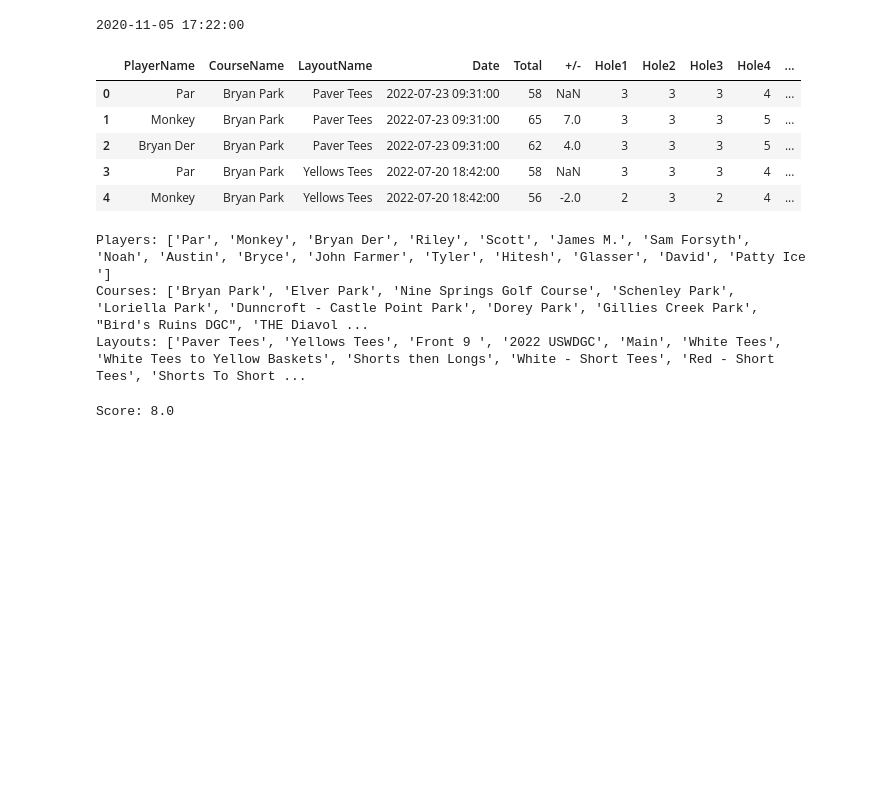
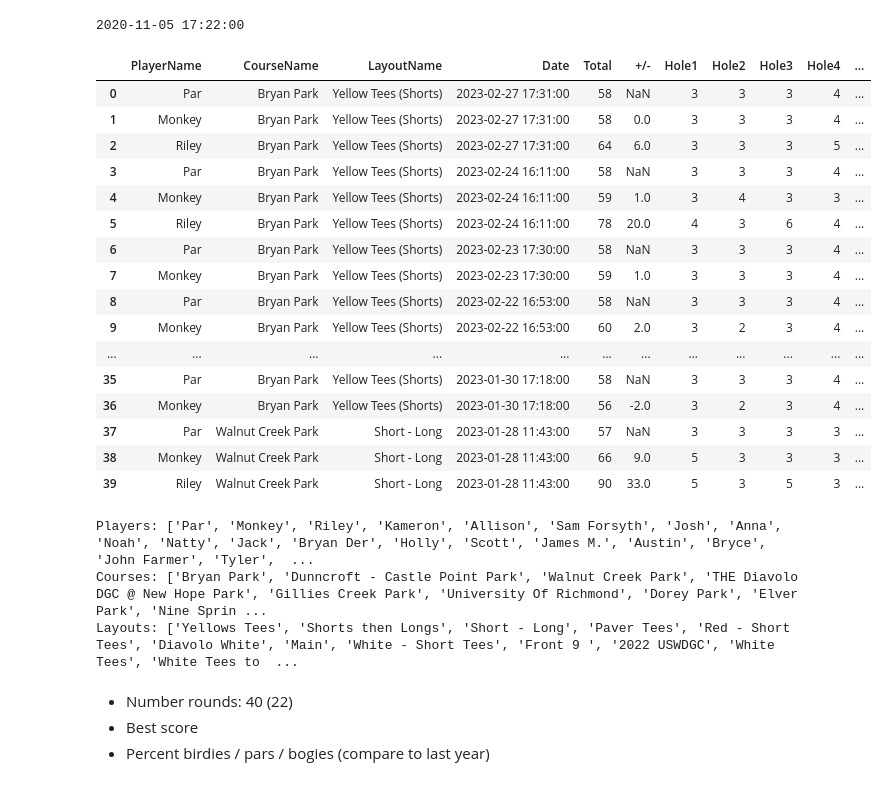
Before and after one commit to justinessert/udisc_stats, a Jupyter notebook: VisualizeUDiscStats.ipynb, the cells around one changed output. Cells and saved outputs as stored; diff of their text form; code cells hidden in the pictures; blank space fills up the shorter version.

```diff
--- a/VisualizeUDiscStats.ipynb
+++ b/VisualizeUDiscStats.ipynb
@@ -34,0 +24,4 @@ orig_df.head()
+# %%
+orig_df = pd.read_csv("~/Downloads/Udisc Scorecards 7.csv")
+
+orig_df.head(40)
@@ -35,25 +46,36 @@ orig_df.head()
 # %%
 df = preprocess(orig_df)
 
-df.head()
+df.head(40)
 # %% [output]
 2020-11-05 17:22:00
 |  | PlayerName | CourseName | LayoutName | Date | Total | +/- | Hole1 | Hole2 | Hole3 | Hole4 | ... |
-| 0 | Par | Bryan Park | Paver Tees | 2022-07-23 09:31:00 | 58 | NaN | 3 | 3 | 3 | 4 | ... |
-| 1 | Monkey | Bryan Park | Paver Tees | 2022-07-23 09:31:00 | 65 | 7.0 | 3 | 3 | 3 | 5 | ... |
-| 2 | Bryan Der | Bryan Park | Paver Tees | 2022-07-23 09:31:00 | 62 | 4.0 | 3 | 3 | 3 | 5 | ... |
-| 3 | Par | Bryan Park | Yellows Tees | 2022-07-20 18:42:00 | 58 | NaN | 3 | 3 | 3 | 4 | ... |
-| 4 | Monkey | Bryan Park | Yellows Tees | 2022-07-20 18:42:00 | 56 | -2.0 | 2 | 3 | 2 | 4 | ... |
+| 0 | Par | Bryan Park | Yellow Tees (Shorts) | 2023-02-27 17:31:00 | 58 | NaN | 3 | 3 | 3 | 4 | ... |
+| 1 | Monkey | Bryan Park | Yellow Tees (Shorts) | 2023-02-27 17:31:00 | 58 | 0.0 | 3 | 3 | 3 | 4 | ... |
+| 2 | Riley | Bryan Park | Yellow Tees (Shorts) | 2023-02-27 17:31:00 | 64 | 6.0 | 3 | 3 | 3 | 5 | ... |
+| 3 | Par | Bryan Park | Yellow Tees (Shorts) | 2023-02-24 16:11:00 | 58 | NaN | 3 | 3 | 3 | 4 | ... |
+| 4 | Monkey | Bryan Park | Yellow Tees (Shorts) | 2023-02-24 16:11:00 | 59 | 1.0 | 3 | 4 | 3 | 3 | ... |
+| 5 | Riley | Bryan Park | Yellow Tees (Shorts) | 2023-02-24 16:11:00 | 78 | 20.0 | 4 | 3 | 6 | 4 | ... |
+| 6 | Par | Bryan Park | Yellow Tees (Shorts) | 2023-02-23 17:30:00 | 58 | NaN | 3 | 3 | 3 | 4 | ... |
+| 7 | Monkey | Bryan Park | Yellow Tees (Shorts) | 2023-02-23 17:30:00 | 59 | 1.0 | 3 | 3 | 3 | 4 | ... |
+| 8 | Par | Bryan Park | Yellow Tees (Shorts) | 2023-02-22 16:53:00 | 58 | NaN | 3 | 3 | 3 | 4 | ... |
+| 9 | Monkey | Bryan Park | Yellow Tees (Shorts) | 2023-02-22 16:53:00 | 60 | 2.0 | 3 | 2 | 3 | 4 | ... |
+| ... | ... | ... | ... | ... | ... | ... | ... | ... | ... | ... | ... |
+| 35 | Par | Bryan Park | Yellow Tees (Shorts) | 2023-01-30 17:18:00 | 58 | NaN | 3 | 3 | 3 | 4 | ... |
+| 36 | Monkey | Bryan Park | Yellow Tees (Shorts) | 2023-01-30 17:18:00 | 56 | -2.0 | 3 | 2 | 3 | 4 | ... |
+| 37 | Par | Walnut Creek Park | Short - Long | 2023-01-28 11:43:00 | 57 | NaN | 3 | 3 | 3 | 3 | ... |
+| 38 | Monkey | Walnut Creek Park | Short - Long | 2023-01-28 11:43:00 | 66 | 9.0 | 5 | 3 | 3 | 3 | ... |
+| 39 | Riley | Walnut Creek Park | Short - Long | 2023-01-28 11:43:00 | 90 | 33.0 | 5 | 3 | 5 | 3 | ... |
 # %%
 print_segments(df)
 # %% [output]
-Players: ['Par', 'Monkey', 'Bryan Der', 'Riley', 'Scott', 'James M.', 'Sam Forsyth', 'Noah', 'Austin', 'Bryce', 'John Farmer', 'Tyler', 'Hitesh', 'Glasser', 'David', 'Patty Ice ']
-Courses: ['Bryan Park', 'Elver Park', 'Nine Springs Golf Course', 'Schenley Park', 'Loriella Park', 'Dunncroft - Castle Point Park', 'Dorey Park', 'Gillies Creek Park', "Bird's Ruins DGC", 'THE Diavol ...
-Layouts: ['Paver Tees', 'Yellows Tees', 'Front 9 ', '2022 USWDGC', 'Main', 'White Tees', 'White Tees to Yellow Baskets', 'Shorts then Longs', 'White - Short Tees', 'Red - Short Tees', 'Shorts To Short ...
+Players: ['Par', 'Monkey', 'Riley', 'Kameron', 'Allison', 'Sam Forsyth', 'Josh', 'Anna', 'Noah', 'Natty', 'Jack', 'Bryan Der', 'Holly', 'Scott', 'James M.', 'Austin', 'Bryce', 'John Farmer', 'Tyler',  ...
+Courses: ['Bryan Park', 'Dunncroft - Castle Point Park', 'Walnut Creek Park', 'THE Diavolo DGC @ New Hope Park', 'Gillies Creek Park', 'University Of Richmond', 'Dorey Park', 'Elver Park', 'Nine Sprin ...
+Layouts: ['Yellows Tees', 'Shorts then Longs', 'Short - Long', 'Paver Tees', 'Red - Short Tees', 'Diavolo White', 'Main', 'White - Short Tees', 'Front 9 ', '2022 USWDGC', 'White Tees', 'White Tees to  ...
-# %%
-get_goal(df)
-# %% [output]
-Score: 8.0
+# %% [markdown]
+- Number rounds: 40 (22)
+- Best score
+- Percent birdies / pars / bogies (compare to last year)
 # %%
 course="Bryan Park"
 # course="Dunncroft - Castle Point Park"
```
Also changed, not shown: parts of 8 cells of this notebook, 4 other files.
